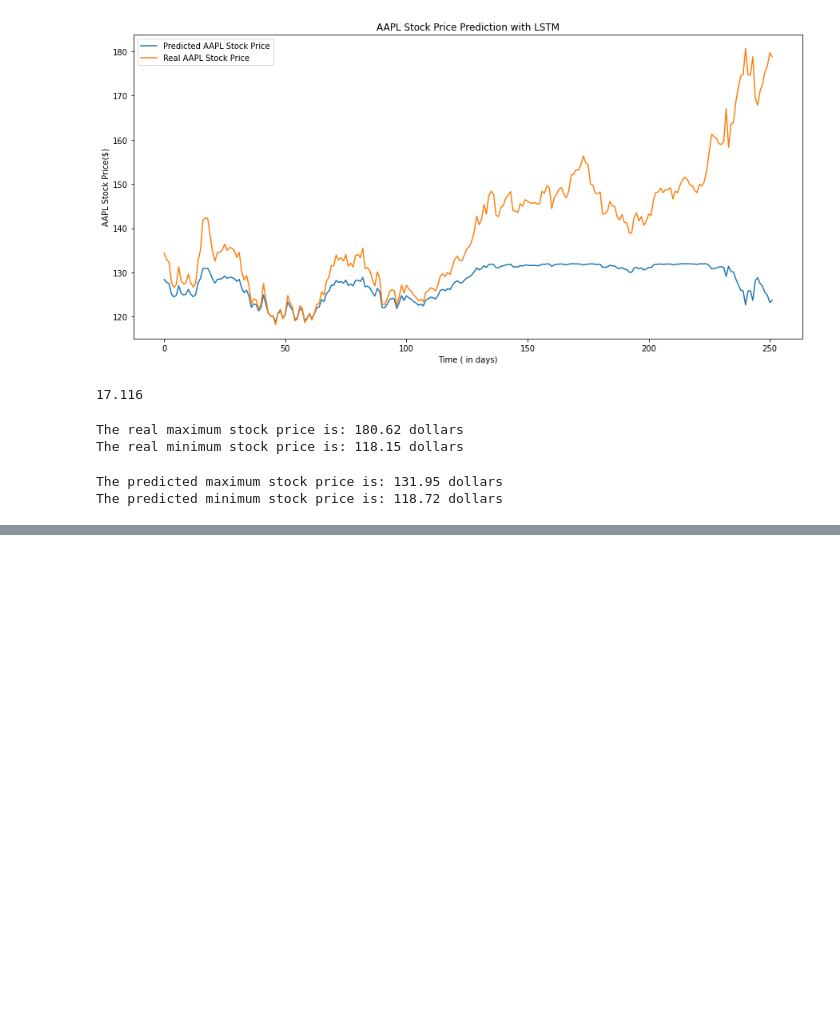
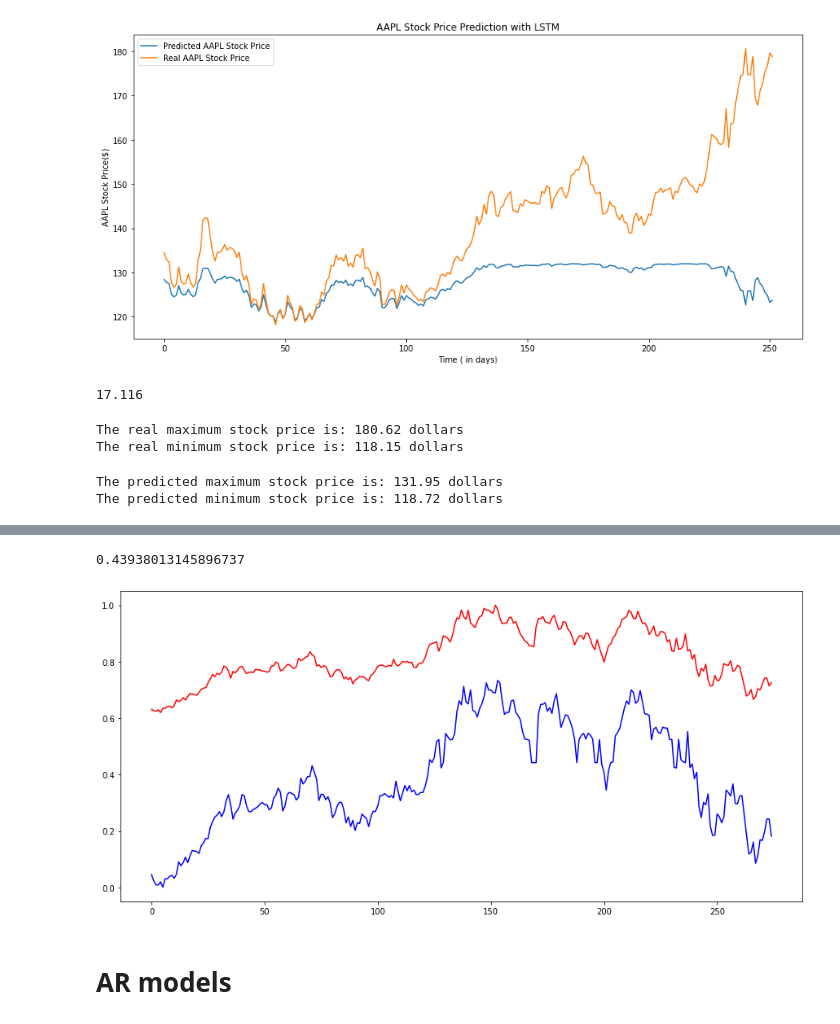
Before and after one commit to ramy-git/Prediction_Stock_Market, a Jupyter notebook: RamyT_MustaphaB_StockPredicting.ipynb, the cells around one changed output, grey strips where cells are left out. Drawn from its saved outputs; the diff is of its cells as text; code cells hidden in the pictures; blank space fills up the shorter version.

```diff
--- a/RamyT_MustaphaB_StockPredicting.ipynb
+++ b/RamyT_MustaphaB_StockPredicting.ipynb
@@ -884,0 +1065,32 @@ The LSTM's accuracy in predicting the stock price is: 92.2%
+# %%
+from sklearn.preprocessing import StandardScaler,MinMaxScaler
+from sklearn.ensemble import RandomForestRegressor
+from sklearn.metrics import r2_score,mean_squared_error
+def create_dataset(dataset,past=1):
+    dataX, dataY = [], []
+    for i in range(len(dataset)-past-1):
+        j = dataset[i:(i+past), 0]
+        dataX.append(j)
+        dataY.append(dataset[i + past, 0])
+    return np.array(dataX), np.array(dataY)
+from sklearn.preprocessing import MinMaxScaler
+def testandtrain(prices):
+    scaler = MinMaxScaler(feature_range=(0, 1))
+    prices = scaler.fit_transform(prices)
+    trainsize = int(len(prices) * 0.80)
+    testsize = len(prices) - trainsize
+    train, test = prices[0:trainsize,:], prices[trainsize:len(prices),:]
+    print(len(train), len(test))
+
+    x_train,y_train = create_dataset(train,1)
+    x_test,y_test = create_dataset(test,1)
+
+    x_train = scaler.fit_transform(x_train)
+    x_test = scaler.fit_transform(x_test)
+    #y_test =scaler.fit_transform(y_test)
+    #y_train=scaler.fit_transform(y_train)
+    return x_train,y_train, x_test,y_test
+prices = df['Close'].values.astype('float32')
+# Obtaining the values of closing data each day and converting to float as Neural network can easily model float
+prices = prices.reshape(len(prices), 1)
+prices.shape
@@ -884,0 +1099,2 @@ The LSTM's accuracy in predicting the stock price is: 92.2%
+# %%
+trainX, trainY, testX, testY=testandtrain(prices)
@@ -884,0 +1103,3 @@ The LSTM's accuracy in predicting the stock price is: 92.2%
+# %%
+randomforest  = RandomForestRegressor(random_state=2017,verbose=2,n_jobs=5) #random forest algorithm
+randomforest.fit(trainX,trainY)
@@ -884,0 +1145,3 @@ The LSTM's accuracy in predicting the stock price is: 92.2%
+# %%
+test=[]
+test= randomforest.predict(testX)
@@ -884,0 +1172,12 @@ The LSTM's accuracy in predicting the stock price is: 92.2%
+# %%
+math.sqrt(mean_squared_error(test,testY))
+# %% [output]
+0.43938013145896737
+# %%
+plt.plot(test,color="blue")
+plt.plot(testY,color='red')
+plt.show()
+# %% [output]
+[figure, added]
+# %% [markdown]
+# AR models
```
Also changed, not shown: parts of 46 cells of this notebook.
